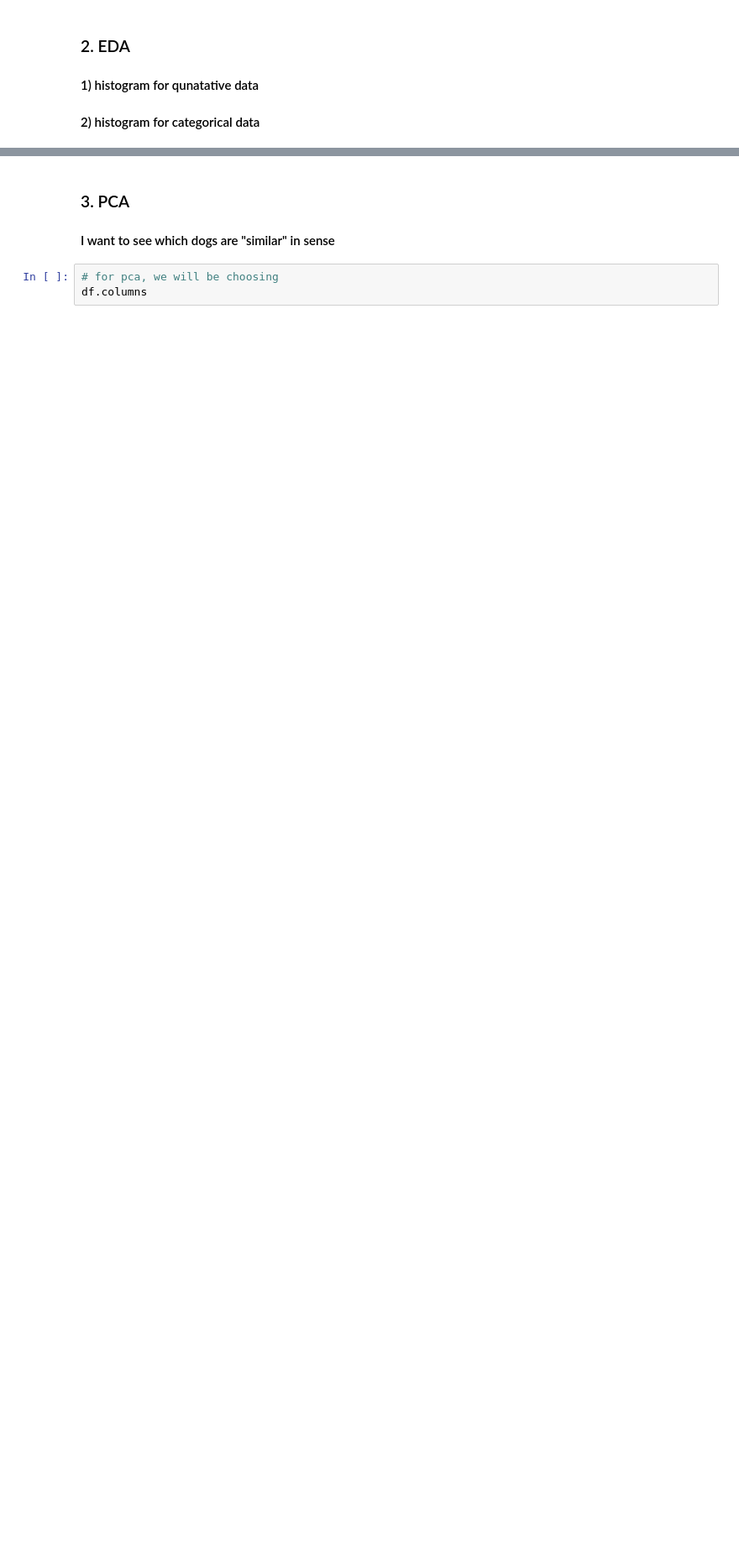
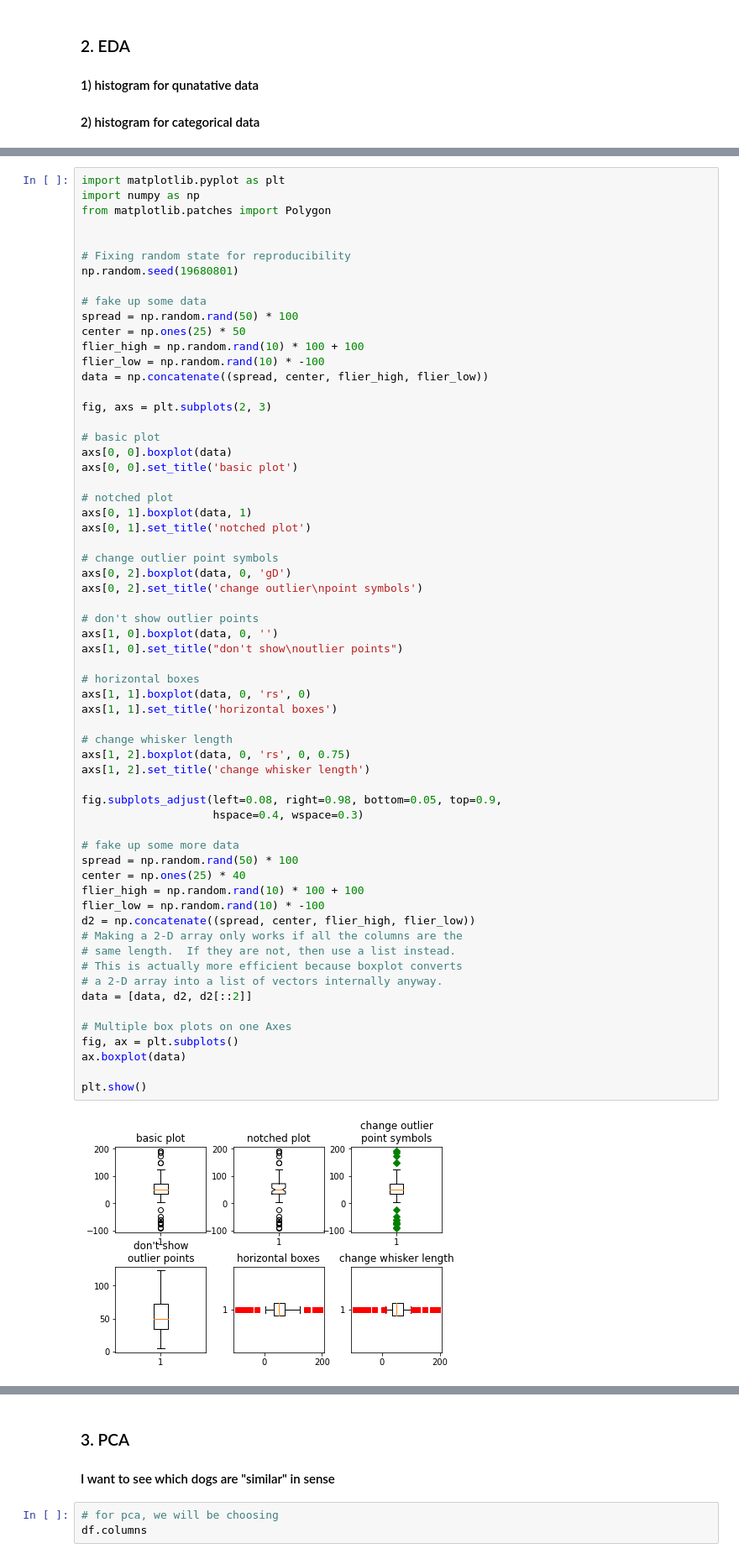
Before and after one commit to gihonglee/Dog_Breed_Recommendation, a Jupyter notebook: dog_analysis.ipynb, the cells around one changed output, grey strips where cells are left out. Shown: that part at 84% size. Drawn from its saved outputs; the diff is of its cells as text; blank space fills up the shorter version.

```diff
--- a/dog_analysis.ipynb
+++ b/dog_analysis.ipynb
@@ -210,0 +237,64 @@ Glyph 157 missing from current font.
+# %%
+import matplotlib.pyplot as plt
+import numpy as np
+from matplotlib.patches import Polygon
+
+
+# Fixing random state for reproducibility
+np.random.seed(19680801)
+
+# fake up some data
+spread = np.random.rand(50) * 100
+center = np.ones(25) * 50
+flier_high = np.random.rand(10) * 100 + 100
+flier_low = np.random.rand(10) * -100
+data = np.concatenate((spread, center, flier_high, flier_low))
+
+fig, axs = plt.subplots(2, 3)
+
+# basic plot
+axs[0, 0].boxplot(data)
+axs[0, 0].set_title('basic plot')
+
+# notched plot
+axs[0, 1].boxplot(data, 1)
+axs[0, 1].set_title('notched plot')
+
+# change outlier point symbols
+axs[0, 2].boxplot(data, 0, 'gD')
+axs[0, 2].set_title('change outlier\npoint symbols')
+
+# don't show outlier points
+axs[1, 0].boxplot(data, 0, '')
+axs[1, 0].set_title("don't show\noutlier points")
+
+# horizontal boxes
+axs[1, 1].boxplot(data, 0, 'rs', 0)
+axs[1, 1].set_title('horizontal boxes')
+
+# change whisker length
+axs[1, 2].boxplot(data, 0, 'rs', 0, 0.75)
+axs[1, 2].set_title('change whisker length')
+
+fig.subplots_adjust(left=0.08, right=0.98, bottom=0.05, top=0.9,
+                    hspace=0.4, wspace=0.3)
+
+# fake up some more data
+spread = np.random.rand(50) * 100
+center = np.ones(25) * 40
+flier_high = np.random.rand(10) * 100 + 100
+flier_low = np.random.rand(10) * -100
+d2 = np.concatenate((spread, center, flier_high, flier_low))
+# Making a 2-D array only works if all the columns are the
+# same length.  If they are not, then use a list instead.
+# This is actually more efficient because boxplot converts
+# a 2-D array into a list of vectors internally anyway.
+data = [data, d2, d2[::2]]
+
+# Multiple box plots on one Axes
+fig, ax = plt.subplots()
+ax.boxplot(data)
+
+plt.show()
+# %% [output]
+[figure, added]
```
Also changed, not shown: parts of 6 cells of this notebook.
